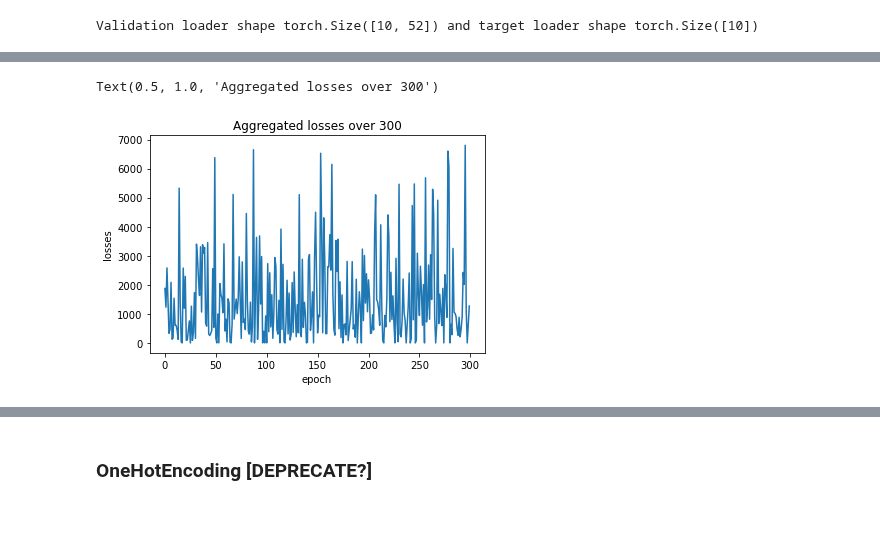
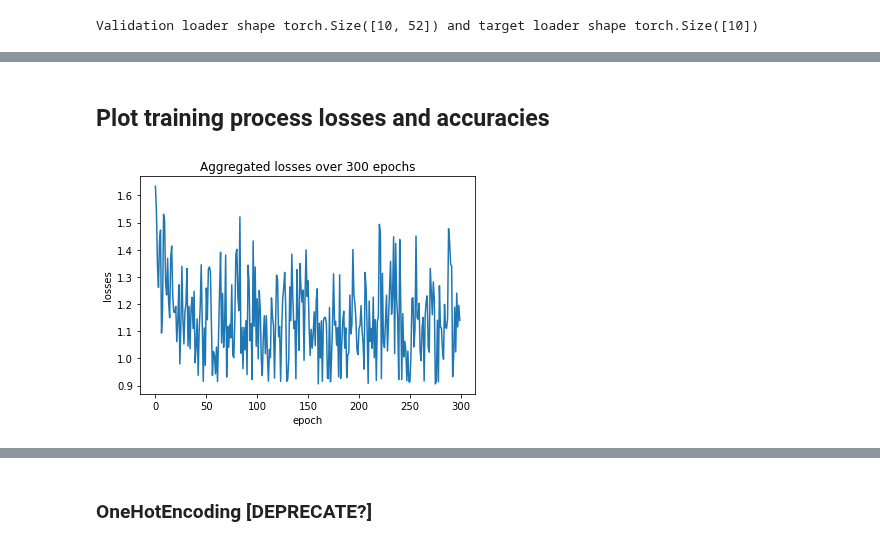
Before and after one commit to waidyanatha/quasar, a Jupyter notebook: notebooks/2c_strong_motion_classification.ipynb, the cells around one changed output, grey strips where cells are left out. Drawn from its saved outputs; the diff is of its cells as text; code cells hidden in the pictures; blank space fills up the shorter version.

```diff
--- a/notebooks/2c_strong_motion_classification.ipynb
+++ b/notebooks/2c_strong_motion_classification.ipynb
@@ -310,9 +257,0 @@ __Parameters__
-# %%
-train_loader_input, train_loader_target = next(iter(train_loader))
-print(f"Train loader shape {train_loader_input.shape} and target loader shape {train_loader_target.shape}")
-n_in_features = train_loader_input.shape[1]     # = 51
-n_out_features = len(set(_targets))
-print(f'Building model with {n_in_features} in features and {n_out_features} out features')
-model = Net(n_in_features,n_out_features,layers=[1],p=0.4) # On CPU
-#model = Net_old(n_in_features,n_out_features,p=0.4) # On CPU
-print(f"\n{model}")
@@ -445,0 +400,30 @@ epoch: 300 validation accuracy:     0.0000%
+# %%
+''' Define the number of epochs to train the NN '''
+epochs = 300
+''' Define lists for loss and accuracy measures for each epoch'''
+train_aggr_loss = []
+train_aggr_accu = []
+val_aggr_accu = []
+
+''' Train the NN over epochs '''
+print(f"Begin training for {epochs} epochs ...\n")
+for i in range(epochs):
+    i += 1
+    _epoch_train_loss = []
+    _epoch_train_accu = []
+    _epoch_train_accu, _epoch_train_loss = Net.get_train_perform(train_loader)
+    train_aggr_loss.append(_epoch_train_loss[0])
+    train_aggr_accu.append(_epoch_train_accu[0])
+
+    _epoch_val_accu = []
+    _epoch_val_accu = Net.get_valid_perform(val_loader)
+    val_aggr_accu.append(_epoch_val_accu[0])
+
+    if i%25 == 1:
+        print(f'epoch: {i:3} training loss: {_epoch_train_loss[0]:6.2f}')
+        print(f'epoch: {i:3} training accuracy: {_epoch_train_accu[0]:6.2f}%')
+        print(f'epoch: {i:3} validation accuracy: {_epoch_val_accu[0]:6.2f}%')
+
+print(f'epoch: {i:3} loss: {_epoch_train_loss[0]:6.2f}')
+print(f'epoch: {i:3} training accuracy: {_epoch_train_accu[0]:6.2f}%')
+print(f'epoch: {i:3} validation accuracy: {_epoch_val_accu[0]:6.2f}%')
@@ -446,9 +448,11 @@ epoch: 300 validation accuracy:     0.0000%
+# %% [markdown]
+## Plot training process losses and accuracies
 # %%
-#print(len(aggregated_losses))
+''' PLOT aggregated losses over the epoch '''
 plt.plot(range(epochs), train_aggr_loss)
 plt.ylabel('losses')
 plt.xlabel('epoch');
-plt.title(f'Aggregated losses over {epochs}')
+plt.title(f'Aggregated losses over {epochs} epochs')
+plt.show()
 # %% [output]
-Text(0.5, 1.0, 'Aggregated losses over 300')
-[figure, old version]
+[figure, new version]
```
Also changed, not shown: parts of 14 cells of this notebook.
